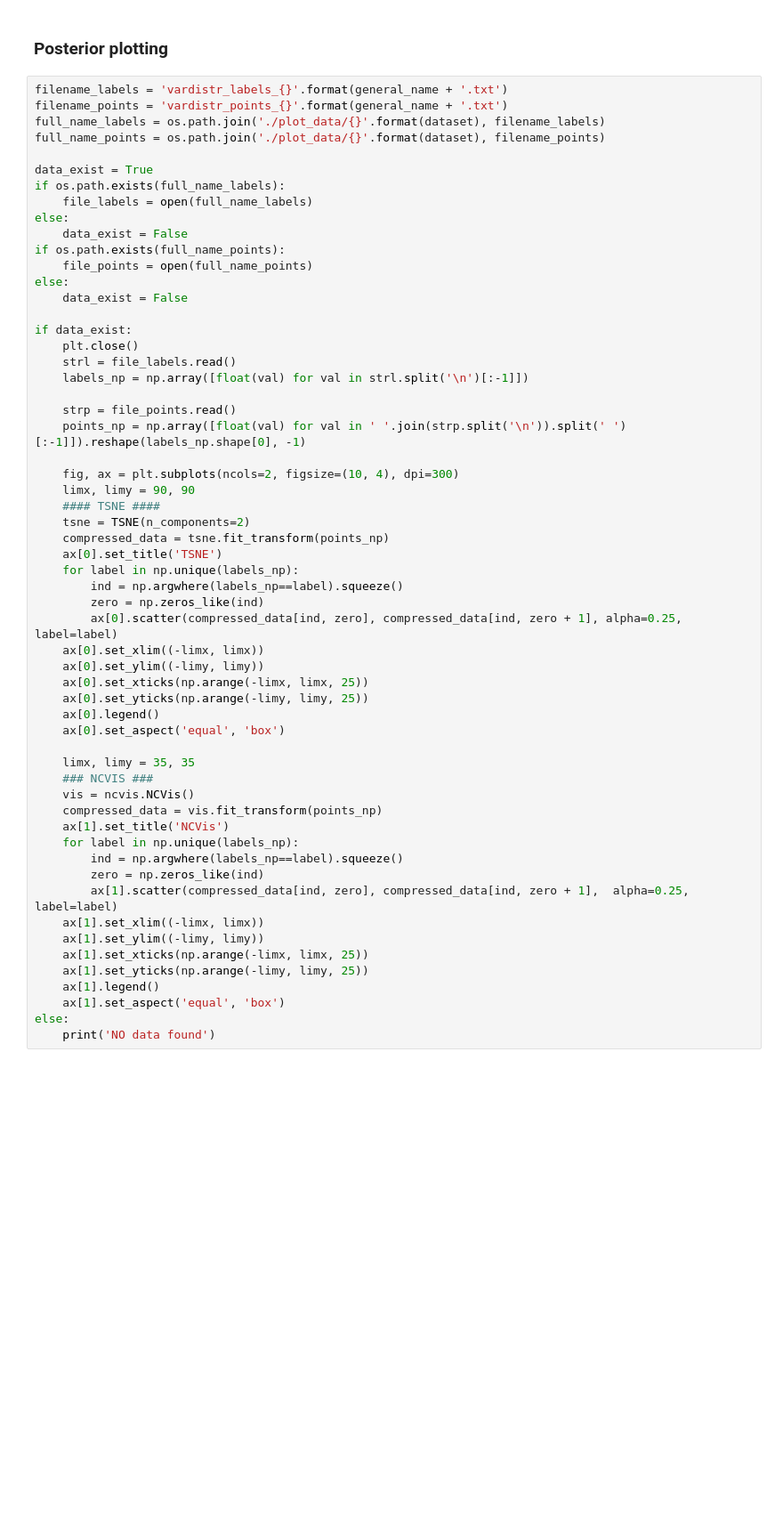
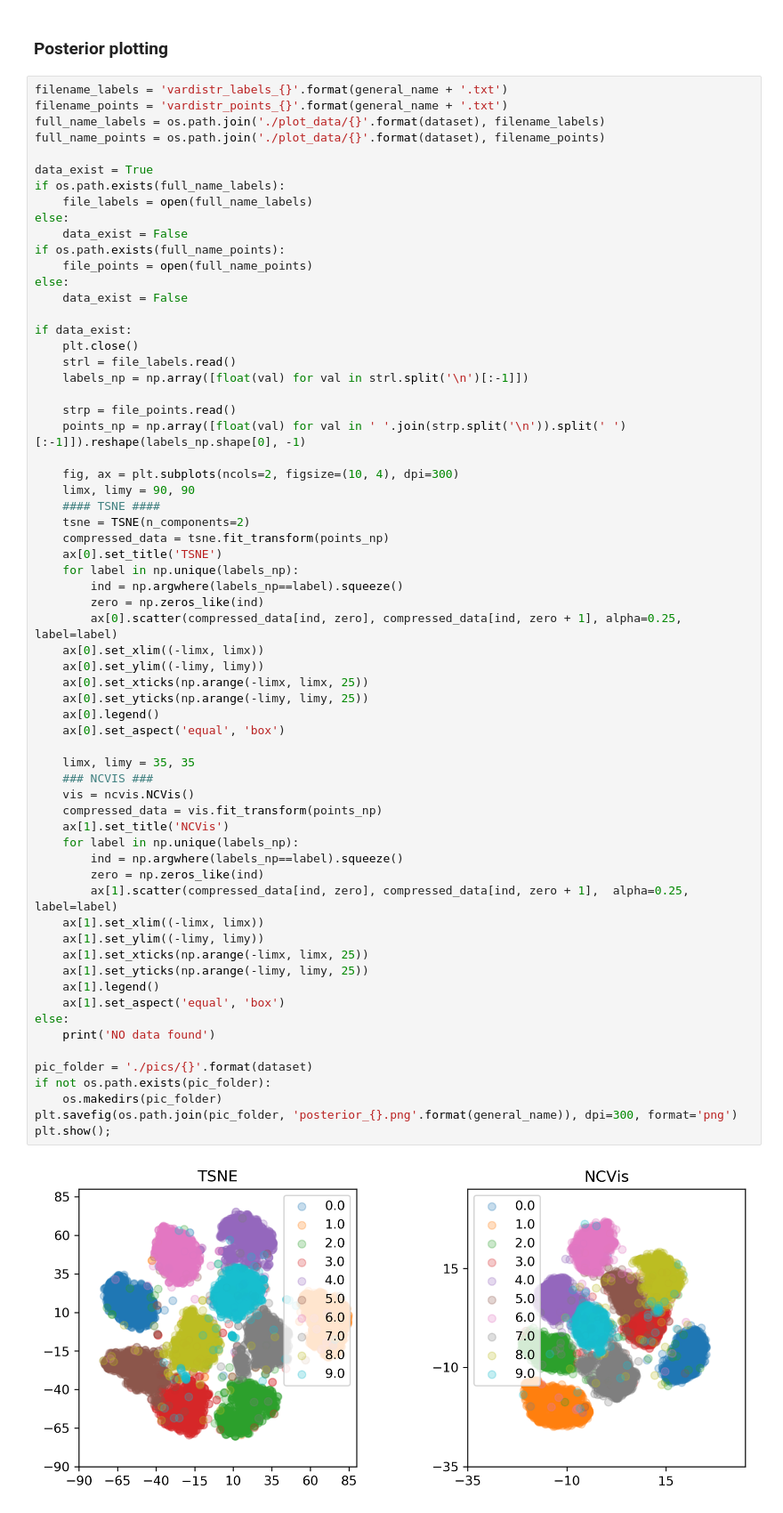
Before and after one commit to nkotelevskii/vae_int, a Jupyter notebook: plotting.ipynb, the cells around one changed output. Shown: that part at 89% size. Cells and saved outputs as stored; diff of their text form; blank space fills up the shorter version.

```diff
--- a/plotting.ipynb
+++ b/plotting.ipynb
@@ -143,30 +151,38 @@ if data_exist:
     compressed_data = tsne.fit_transform(points_np)
     ax[0].set_title('TSNE')
     for label in np.unique(labels_np):
         ind = np.argwhere(labels_np==label).squeeze()
         zero = np.zeros_like(ind)
         ax[0].scatter(compressed_data[ind, zero], compressed_data[ind, zero + 1], alpha=0.25, label=label)
     ax[0].set_xlim((-limx, limx))
     ax[0].set_ylim((-limy, limy))
     ax[0].set_xticks(np.arange(-limx, limx, 25))
     ax[0].set_yticks(np.arange(-limy, limy, 25))
     ax[0].legend()
     ax[0].set_aspect('equal', 'box')
 
     limx, limy = 35, 35
     ### NCVIS ###
     vis = ncvis.NCVis()
     compressed_data = vis.fit_transform(points_np)
     ax[1].set_title('NCVis')
     for label in np.unique(labels_np):
         ind = np.argwhere(labels_np==label).squeeze()
         zero = np.zeros_like(ind)
         ax[1].scatter(compressed_data[ind, zero], compressed_data[ind, zero + 1],  alpha=0.25, label=label)
     ax[1].set_xlim((-limx, limx))
     ax[1].set_ylim((-limy, limy))
     ax[1].set_xticks(np.arange(-limx, limx, 25))
     ax[1].set_yticks(np.arange(-limy, limy, 25))
     ax[1].legend()
     ax[1].set_aspect('equal', 'box')
 else:
     print('NO data found')
+
+pic_folder = './pics/{}'.format(dataset)
+if not os.path.exists(pic_folder):
+    os.makedirs(pic_folder)
+plt.savefig(os.path.join(pic_folder, 'posterior_{}.png'.format(general_name)), dpi=300, format='png')
+plt.show();
+# %% [output]
+[figure, added]
```
Also changed, not shown: parts of 4 cells of this notebook, 23 other files.
